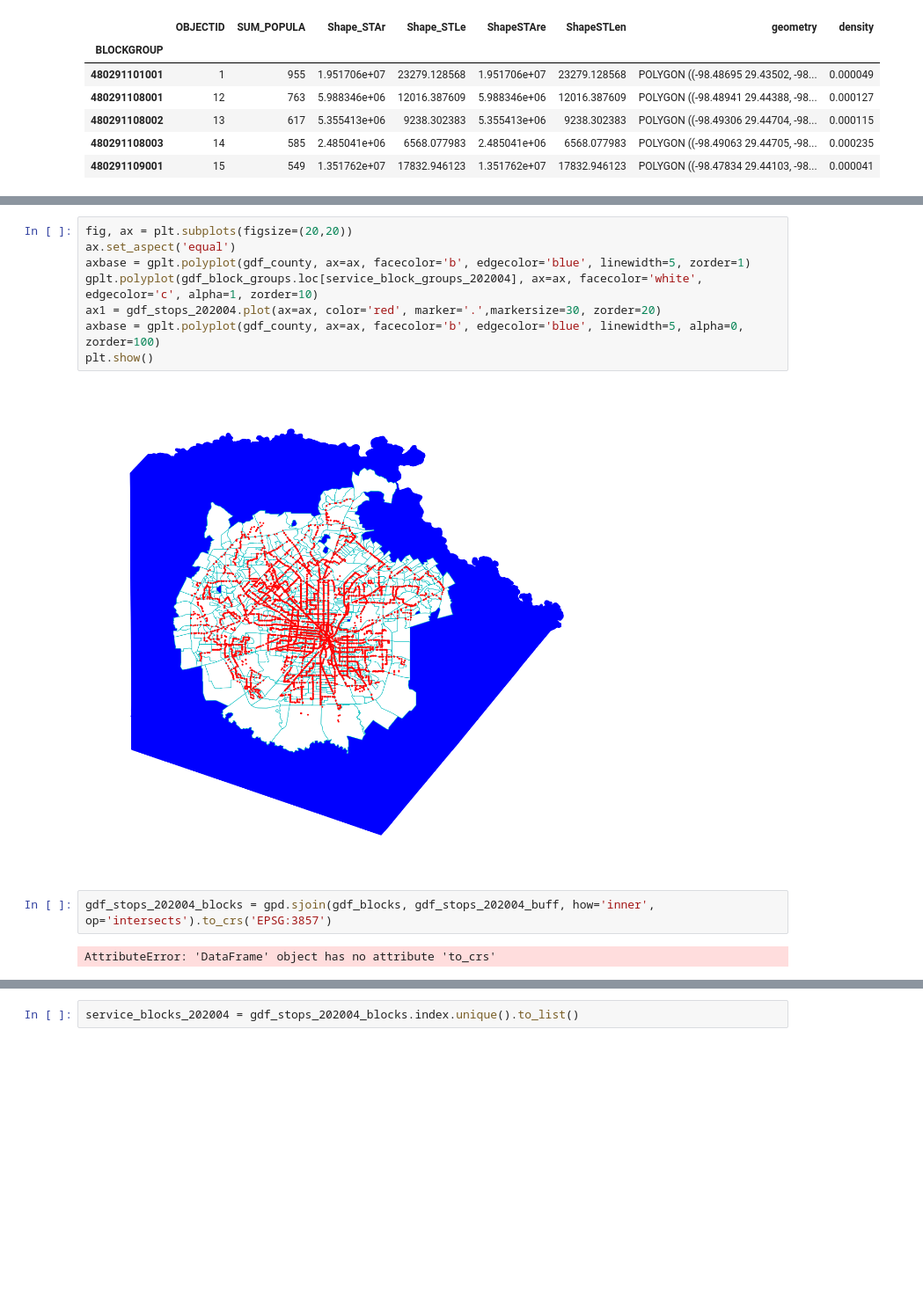
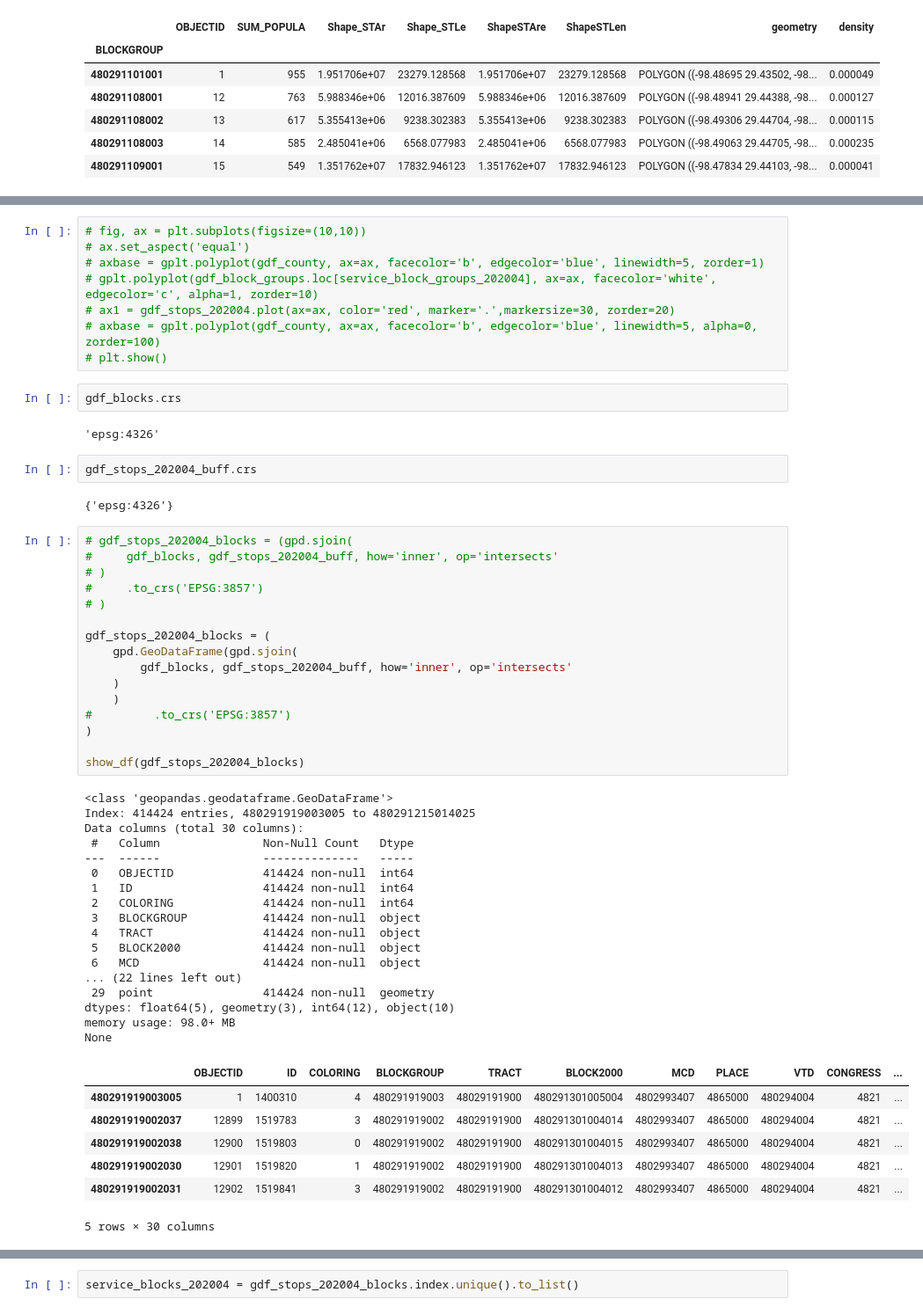
Before and after one commit to VIA-Transit-Rules/VIA_project, a Jupyter notebook: kevin/kworking_scratch1_geopandas.ipynb, the cells around one changed output, grey strips where cells are left out. Shown at 88% size. Cells and saved outputs as stored; diff of their text form; blank space fills up the shorter version.

```diff
--- a/kevin/kworking_scratch1_geopandas.ipynb
+++ b/kevin/kworking_scratch1_geopandas.ipynb
@@ -682,16 +674,59 @@ Name: stop_code, Length: 6491, dtype: int64
 # %%
-fig, ax = plt.subplots(figsize=(20,20))
-ax.set_aspect('equal')
-axbase = gplt.polyplot(gdf_county, ax=ax, facecolor='b', edgecolor='blue', linewidth=5, zorder=1)
-gplt.polyplot(gdf_block_groups.loc[service_block_groups_202004], ax=ax, facecolor='white', edgecolor='c', alpha=1, zorder=10)
-ax1 = gdf_stops_202004.plot(ax=ax, color='red', marker='.',markersize=30, zorder=20)
-axbase = gplt.polyplot(gdf_county, ax=ax, facecolor='b', edgecolor='blue', linewidth=5, alpha=0, zorder=100)
-plt.show()
+# fig, ax = plt.subplots(figsize=(10,10))
+# ax.set_aspect('equal')
+# axbase = gplt.polyplot(gdf_county, ax=ax, facecolor='b', edgecolor='blue', linewidth=5, zorder=1)
+# gplt.polyplot(gdf_block_groups.loc[service_block_groups_202004], ax=ax, facecolor='white', edgecolor='c', alpha=1, zorder=10)
+# ax1 = gdf_stops_202004.plot(ax=ax, color='red', marker='.',markersize=30, zorder=20)
+# axbase = gplt.polyplot(gdf_county, ax=ax, facecolor='b', edgecolor='blue', linewidth=5, alpha=0, zorder=100)
+# plt.show()
-# %% [output]
-[figure, removed]
+# %%
+gdf_blocks.crs
+# %% [output]
+'epsg:4326'
+# %%
+gdf_stops_202004_buff.crs
+# %% [output]
+{'epsg:4326'}
 # %%
-gdf_stops_202004_blocks = gpd.sjoin(gdf_blocks, gdf_stops_202004_buff, how='inner', op='intersects').to_crs('EPSG:3857')
+# gdf_stops_202004_blocks = (gpd.sjoin(
+#     gdf_blocks, gdf_stops_202004_buff, how='inner', op='intersects'
+# )
+#     .to_crs('EPSG:3857')
+# )
+
+gdf_stops_202004_blocks = (
+    gpd.GeoDataFrame(gpd.sjoin(
+        gdf_blocks, gdf_stops_202004_buff, how='inner', op='intersects'
+    )
+    )
+#         .to_crs('EPSG:3857')
+)
+
+show_df(gdf_stops_202004_blocks)
 # %% [output]
-AttributeError: 'DataFrame' object has no attribute 'to_crs'
+<class 'geopandas.geodataframe.GeoDataFrame'>
+Index: 414424 entries, 480291919003005 to 480291215014025
+Data columns (total 30 columns):
+ #   Column               Non-Null Count   Dtype
+---  ------               --------------   -----
+ 0   OBJECTID             414424 non-null  int64
+ 1   ID                   414424 non-null  int64
+ 2   COLORING             414424 non-null  int64
+ 3   BLOCKGROUP           414424 non-null  object
+ 4   TRACT                414424 non-null  object
+ 5   BLOCK2000            414424 non-null  object
+ 6   MCD                  414424 non-null  object
+... (22 lines left out)
+ 29  point                414424 non-null  geometry
+dtypes: float64(5), geometry(3), int64(12), object(10)
+memory usage: 98.0+ MB
+None
+|  | OBJECTID | ID | COLORING | BLOCKGROUP | TRACT | BLOCK2000 | MCD | PLACE | VTD | CONGRESS | ... |
+| 480291919003005 | 1 | 1400310 | 4 | 480291919003 | 48029191900 | 480291301005004 | 4802993407 | 4865000 | 480294004 | 4821 | ... |
+| 480291919002037 | 12899 | 1519783 | 3 | 480291919002 | 48029191900 | 480291301004014 | 4802993407 | 4865000 | 480294004 | 4821 | ... |
+| 480291919002038 | 12900 | 1519803 | 0 | 480291919002 | 48029191900 | 480291301004015 | 4802993407 | 4865000 | 480294004 | 4821 | ... |
+| 480291919002030 | 12901 | 1519820 | 1 | 480291919002 | 48029191900 | 480291301004013 | 4802993407 | 4865000 | 480294004 | 4821 | ... |
+| 480291919002031 | 12902 | 1519841 | 3 | 480291919002 | 48029191900 | 480291301004012 | 4802993407 | 4865000 | 480294004 | 4821 | ... |
+5 rows × 30 columns
 # %%
 type(gdf_stops_202004_blocks)
```
Also changed, not shown: parts of 41 cells of this notebook, 4 other files.
